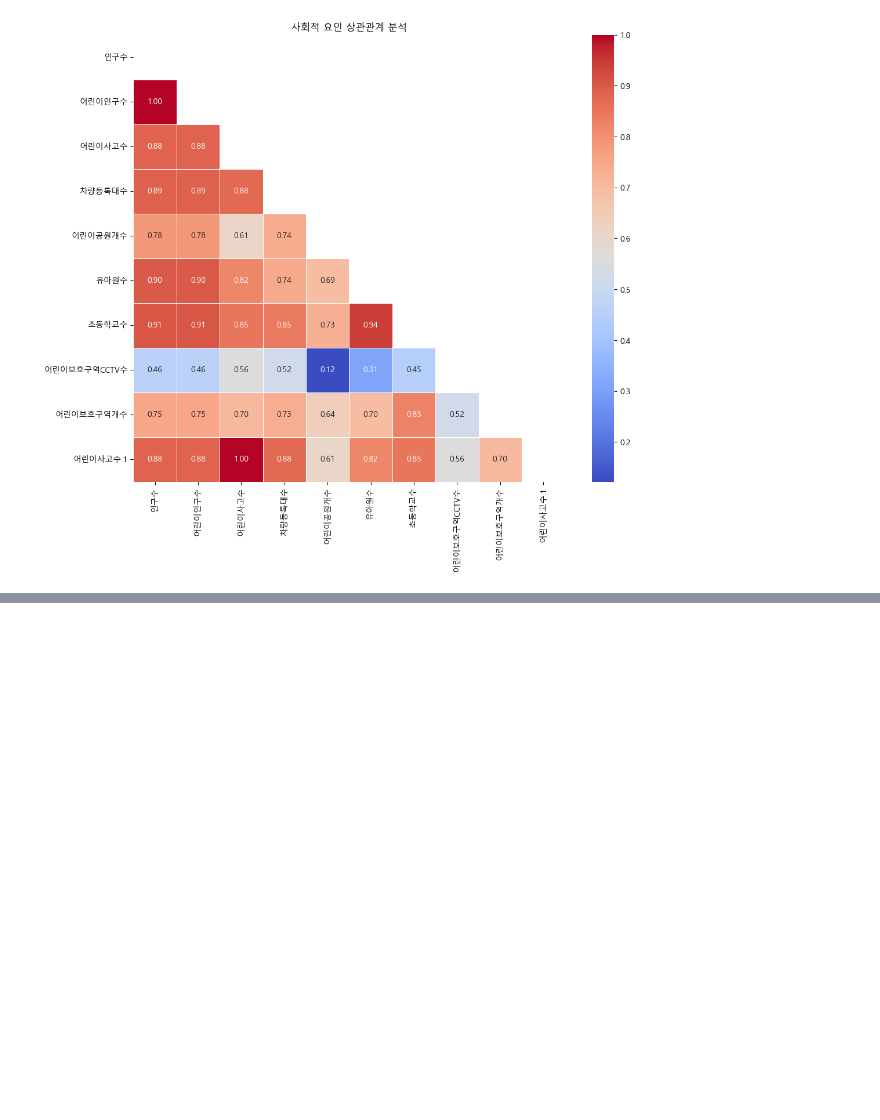
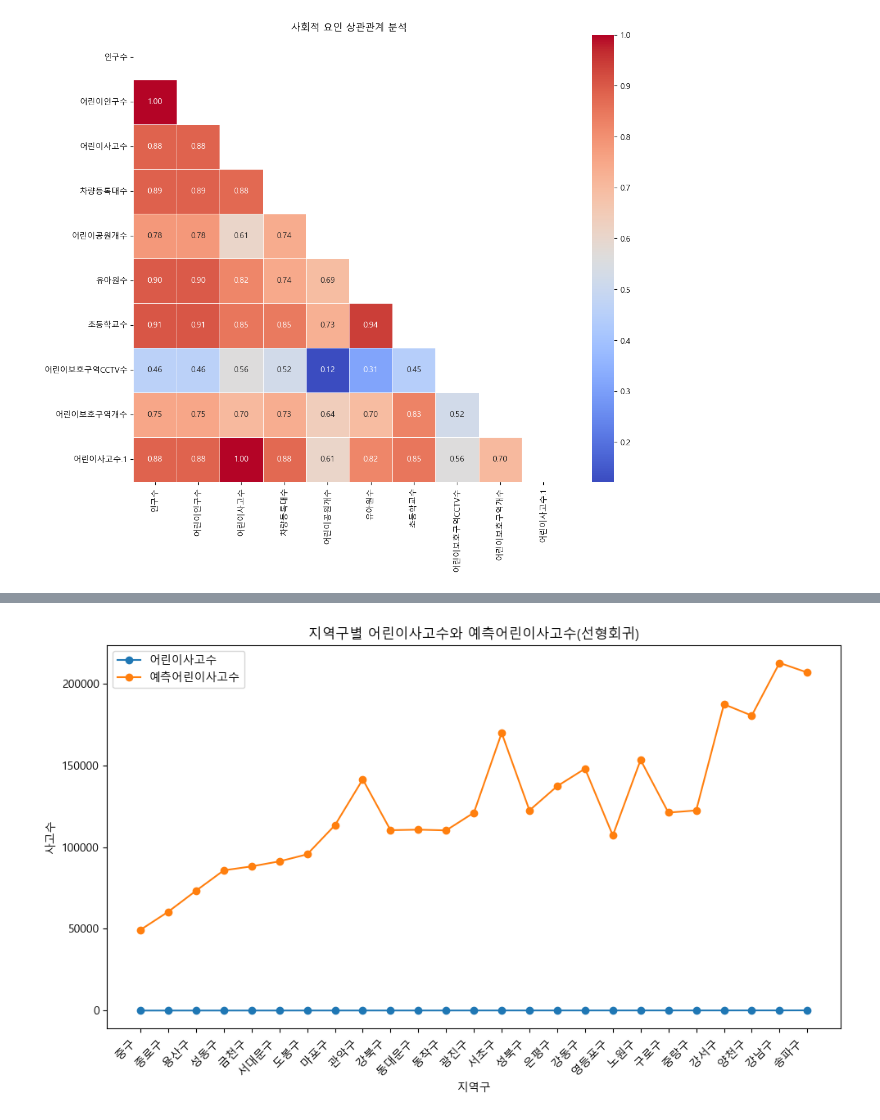
Before and after one commit to ssasdfccaf/Weather-and-traffic-accidents, a Jupyter notebook: 동옥/서울시 어린이 교통사고/map.ipynb, the cells around one changed output, grey strips where cells are left out. Saved outputs shown, nothing was run; the diff lists cells and outputs as text; code cells hidden in the pictures; blank space fills up the shorter version.

```diff
--- a/동옥/서울시 어린이 교통사고/map.ipynb
+++ b/동옥/서울시 어린이 교통사고/map.ipynb
@@ -634,0 +1037,26 @@ plt.show()
+# %%
+import pandas as pd
+import matplotlib.pyplot as plt
+
+# 서울예측DB.csv 파일 불러오기
+seoul_predictions = pd.read_csv('서울예측DB2(선형회귀모델).csv', encoding='cp949')
+
+# 어린이사고수를 기준으로 데이터 정렬
+sorted_df = seoul_predictions.sort_values(by='어린이사고수')
+
+# 꺾은선 그래프 그리기
+plt.figure(figsize=(10, 6))
+
+plt.plot(sorted_df['지역구'], sorted_df['어린이사고수'], label='어린이사고수', marker='o')
+plt.plot(sorted_df['지역구'], sorted_df['예측어린이사고수'], label='예측어린이사고수', marker='o')
+
+plt.title('지역구별 어린이사고수와 예측어린이사고수(선형회귀)')
+plt.xlabel('지역구')
+plt.ylabel('사고수')
+plt.xticks(rotation=45, ha='right')
+plt.legend()
+plt.tight_layout()
+
+plt.show()
+# %% [output]
+[figure, added]
```
Also changed, not shown: parts of 16 cells of this notebook, 13 other files.
